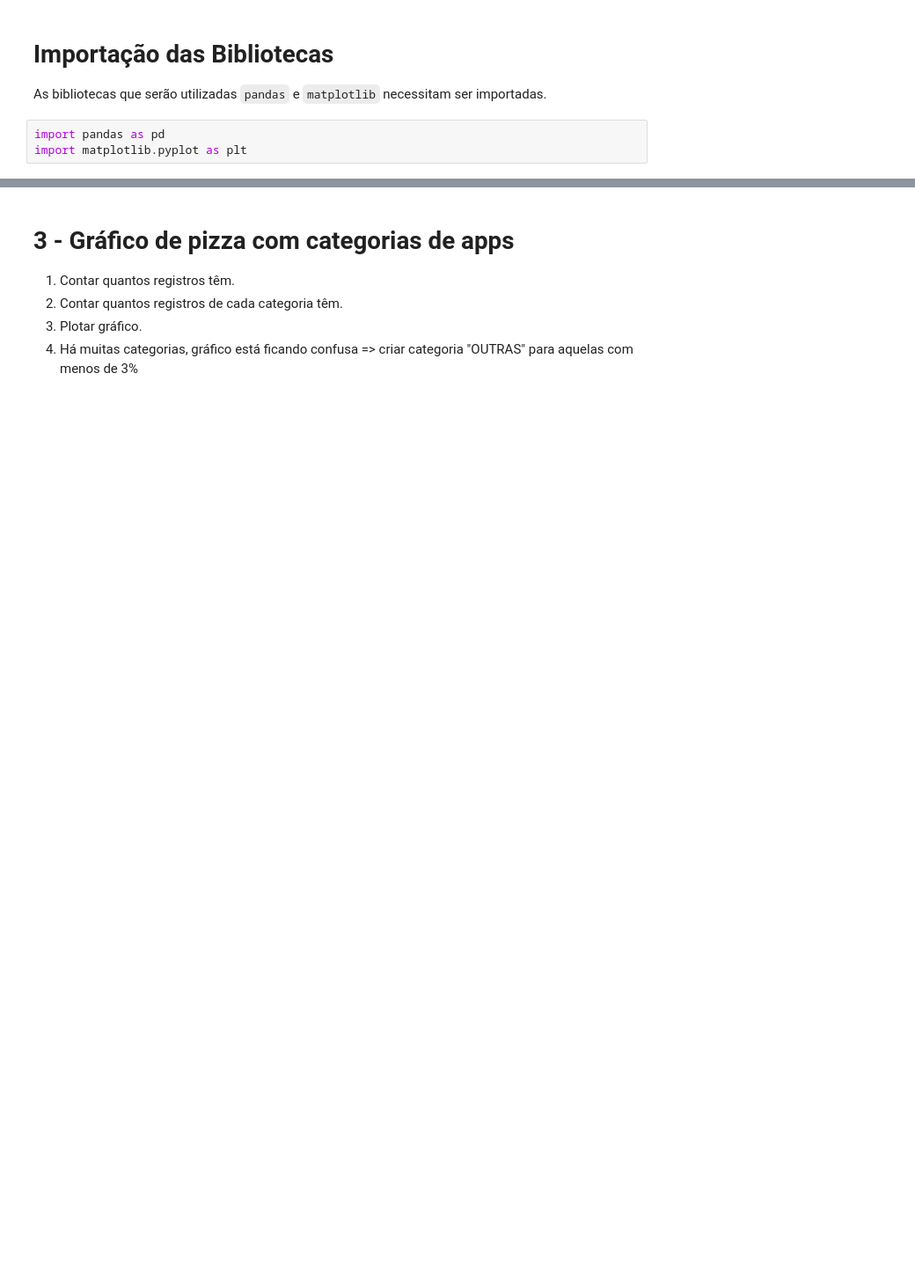
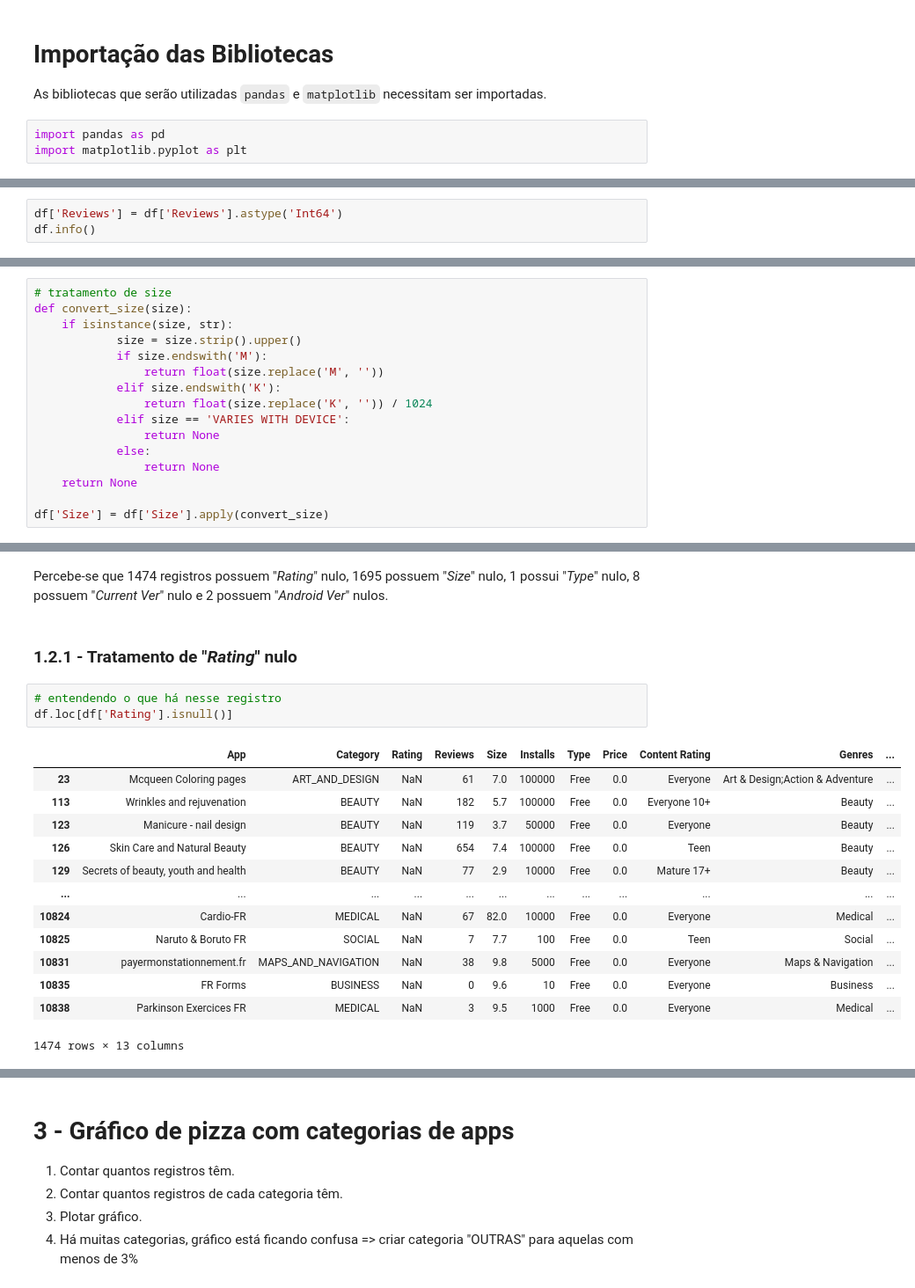
Before and after one commit to ArturMariano13/data-analytics-compass-pb, a Jupyter notebook: Sprint 3/desafio/script.IPYNB, the cells around one changed output, grey strips where cells are left out. Shown at 88% size. Drawn from its saved outputs; the diff is of its cells as text; blank space fills up the shorter version.

```diff
--- a/Sprint 3/desafio/script.IPYNB
+++ b/Sprint 3/desafio/script.IPYNB
@@ -42,0 +91,3 @@ df = df.drop_duplicates(subset='App', keep='first')
+# %%
+df['Reviews'] = df['Reviews'].astype('Int64')
+df.info()
@@ -42,0 +139,16 @@ df = df.drop_duplicates(subset='App', keep='first')
+# %%
+# tratamento de size
+def convert_size(size):
+    if isinstance(size, str):
+            size = size.strip().upper()
+            if size.endswith('M'):
+                return float(size.replace('M', ''))
+            elif size.endswith('K'):
+                return float(size.replace('K', '')) / 1024
+            elif size == 'VARIES WITH DEVICE':
+                return None
+            else:
+                return None
+    return None
+
+df['Size'] = df['Size'].apply(convert_size)
@@ -42,0 +343,21 @@ df = df.drop_duplicates(subset='App', keep='first')
+# %% [markdown]
+Percebe-se que 1474 registros possuem "*Rating*" nulo, 1695 possuem "*Size*" nulo, 1 possui "*Type*" nulo, 8 possuem "*Current Ver*" nulo e 2 possuem "*Android Ver*" nulos.
+# %% [markdown]
+### 1.2.1 - Tratamento de "*Rating*" nulo
+# %%
+# entendendo o que há nesse registro
+df.loc[df['Rating'].isnull()]
+# %% [output]
+|  | App | Category | Rating | Reviews | Size | Installs | Type | Price | Content Rating | Genres | ... |
+| 23 | Mcqueen Coloring pages | ART_AND_DESIGN | NaN | 61 | 7.0 | 100000 | Free | 0.0 | Everyone | Art & Design;Action & Adventure | ... |
+| 113 | Wrinkles and rejuvenation | BEAUTY | NaN | 182 | 5.7 | 100000 | Free | 0.0 | Everyone 10+ | Beauty | ... |
+| 123 | Manicure - nail design | BEAUTY | NaN | 119 | 3.7 | 50000 | Free | 0.0 | Everyone | Beauty | ... |
+| 126 | Skin Care and Natural Beauty | BEAUTY | NaN | 654 | 7.4 | 100000 | Free | 0.0 | Teen | Beauty | ... |
+| 129 | Secrets of beauty, youth and health | BEAUTY | NaN | 77 | 2.9 | 10000 | Free | 0.0 | Mature 17+ | Beauty | ... |
+| ... | ... | ... | ... | ... | ... | ... | ... | ... | ... | ... | ... |
+| 10824 | Cardio-FR | MEDICAL | NaN | 67 | 82.0 | 10000 | Free | 0.0 | Everyone | Medical | ... |
+| 10825 | Naruto & Boruto FR | SOCIAL | NaN | 7 | 7.7 | 100 | Free | 0.0 | Teen | Social | ... |
+| 10831 | payermonstationnement.fr | MAPS_AND_NAVIGATION | NaN | 38 | 9.8 | 5000 | Free | 0.0 | Everyone | Maps & Navigation | ... |
+| 10835 | FR Forms | BUSINESS | NaN | 0 | 9.6 | 10 | Free | 0.0 | Everyone | Business | ... |
+| 10838 | Parkinson Exercices FR | MEDICAL | NaN | 3 | 9.5 | 1000 | Free | 0.0 | Everyone | Medical | ... |
+1474 rows × 13 columns
```
Also changed, not shown: parts of 65 cells of this notebook, 12 other files.
